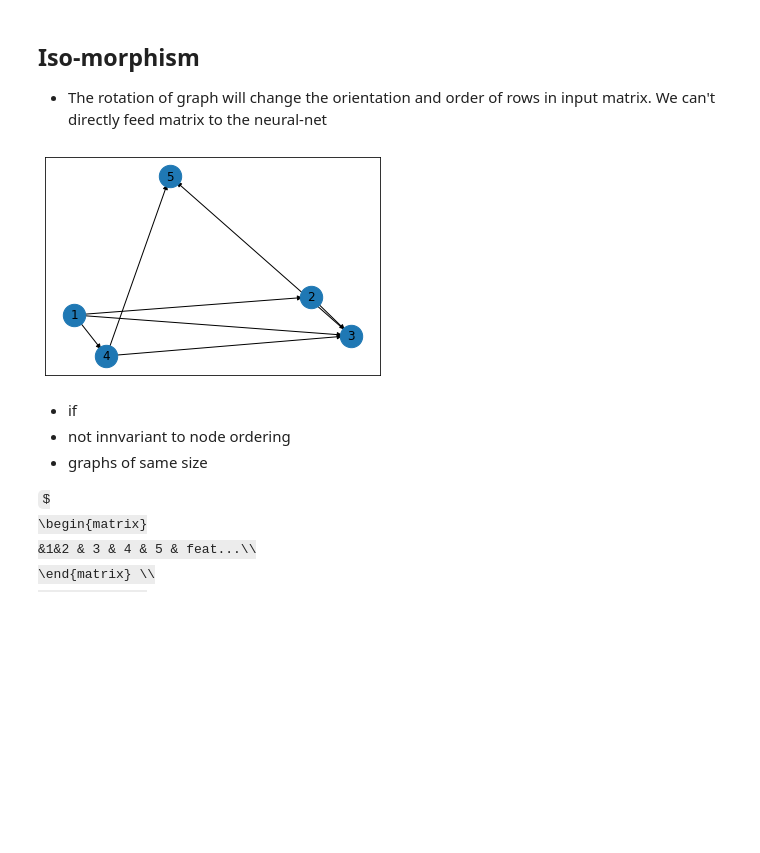
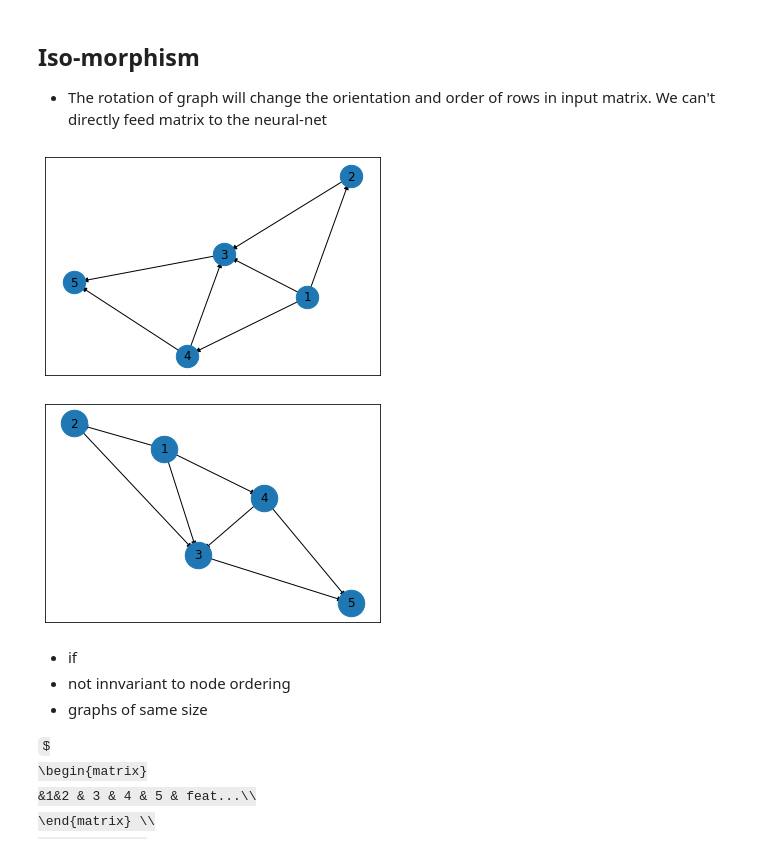
Before and after one commit to pragneshrana/LearnDataScience, a Jupyter notebook: GNN.ipynb, the cells around one changed output. Saved outputs shown, nothing was run; the diff lists cells and outputs as text; code cells hidden in the pictures; some formulas as TeX source; blank space fills up the shorter version.

```diff
--- a/GNN.ipynb
+++ b/GNN.ipynb
@@ -126,19 +126,27 @@ We can't directly feed matrix to the neural-net
 # %%
 import networkx as nx
 import matplotlib.pyplot as plt
 G = nx.DiGraph()
 G.add_edges_from(
     [('1', '2'), ('1', '4'), ('1', '3'), ('4', '3'), ('2', '3'), ('3', '5'), ('4', '5')])
 
 
 
 pos = nx.spring_layout(G)
 nx.draw_networkx_nodes(G, pos, cmap=plt.get_cmap('jet'), node_size = 500)
 nx.draw_networkx_labels(G, pos)
 nx.draw_networkx_edges(G, pos, arrows=True)
 plt.show()
+
+
+pos = nx.spring_layout(G)
+nx.draw_networkx_nodes(G, pos, cmap=plt.get_cmap('jet'), node_size = 700)
+nx.draw_networkx_labels(G, pos)
+nx.draw_networkx_edges(G, pos, arrows=True)
+plt.show()
 # %% [output]
-[figure, old version]
+[figure, new version]
+[figure, added]
 # %% [markdown]
  - if
   -  not innvariant to node ordering
```
